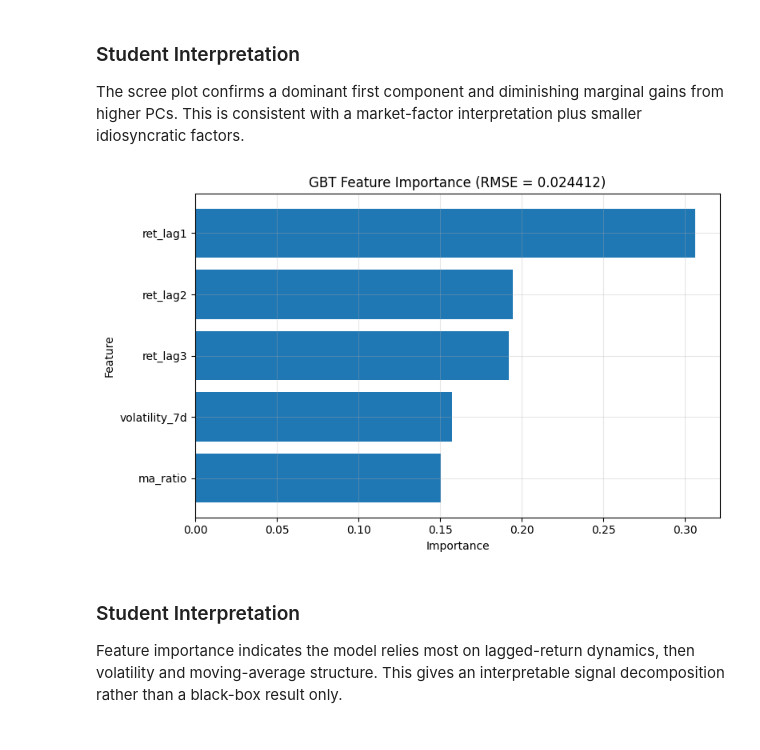
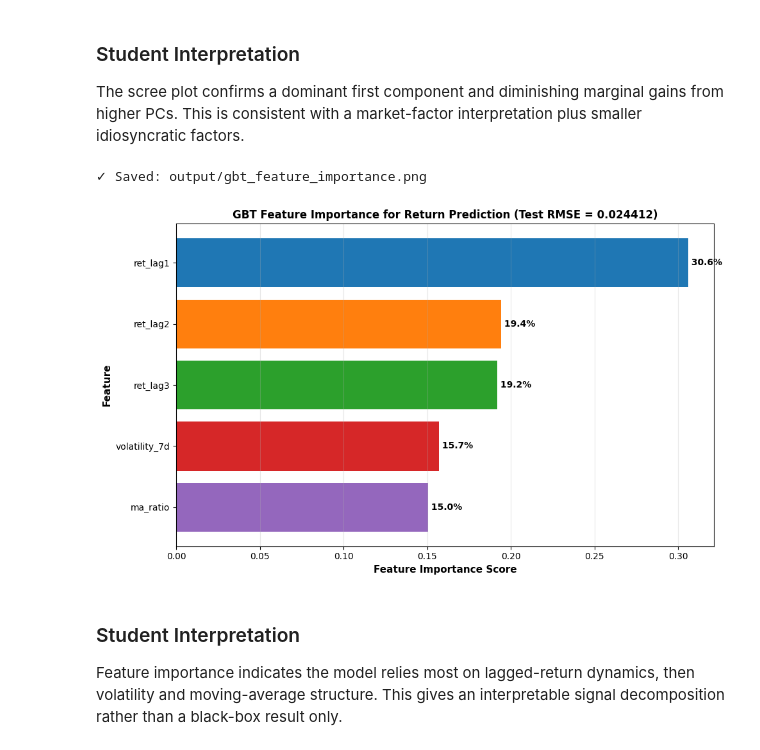
Before and after one commit to AndiCodesss/dp2project, a Jupyter notebook: 02_ml_models.ipynb, the cells around one changed output. Saved outputs shown, nothing was run; the diff lists cells and outputs as text; code cells hidden in the pictures.

```diff
--- a/02_ml_models.ipynb
+++ b/02_ml_models.ipynb
@@ -632,22 +1037,31 @@ plt.show()
 The scree plot confirms a dominant first component and diminishing marginal gains from higher PCs.
 This is consistent with a market-factor interpretation plus smaller idiosyncratic factors.
 # %%
-# GBT feature importance
+# Chart 5: GBT Feature Importance (which features drive return predictions)
 _feats = [f for f, _ in feat_imp]
 _imps = [v for _, v in feat_imp]
+_pcts = [(v / sum(_imps)) * 100 for v in _imps]
 
-plt.figure(figsize=(8, 5))
-plt.barh(_feats, _imps)
-plt.xlabel("Importance")
-plt.ylabel("Feature")
-plt.title(f"GBT Feature Importance (RMSE = {rmse:.6f})")
-plt.grid(True, alpha=0.3)
+plt.figure(figsize=(10, 6))
+bars = plt.barh(_feats, _imps, color=["#1f77b4", "#ff7f0e", "#2ca02c", "#d62728", "#9467bd"])
+plt.xlabel("Feature Importance Score", fontsize=11, fontweight="bold")
+plt.ylabel("Feature", fontsize=11, fontweight="bold")
+plt.title(f"GBT Feature Importance for Return Prediction (Test RMSE = {rmse:.6f})", fontsize=12, fontweight="bold")
+plt.grid(True, alpha=0.3, axis="x")
+
+# Add value labels on bars
+for i, (bar, imp, pct) in enumerate(zip(bars, _imps, _pcts)):
+    plt.text(imp, i, f" {pct:.1f}%", va="center", fontsize=10, fontweight="bold")
+
 plt.gca().invert_yaxis()
 plt.tight_layout()
-plt.savefig(f"{OUTPUT_FOLDER}/gbt_feature_importance.png", dpi=150)
+filename = f"{OUTPUT_FOLDER}/gbt_feature_importance.png"
+plt.savefig(filename, dpi=150, bbox_inches="tight")
+print(f"✓ Saved: {filename}")
 plt.show()
 # %% [output]
+✓ Saved: output/gbt_feature_importance.png
-[figure, old version]
+[figure, new version]
 # %% [markdown]
 ### Student Interpretation
 
```
Also changed, not shown: parts of 28 cells of this notebook.
